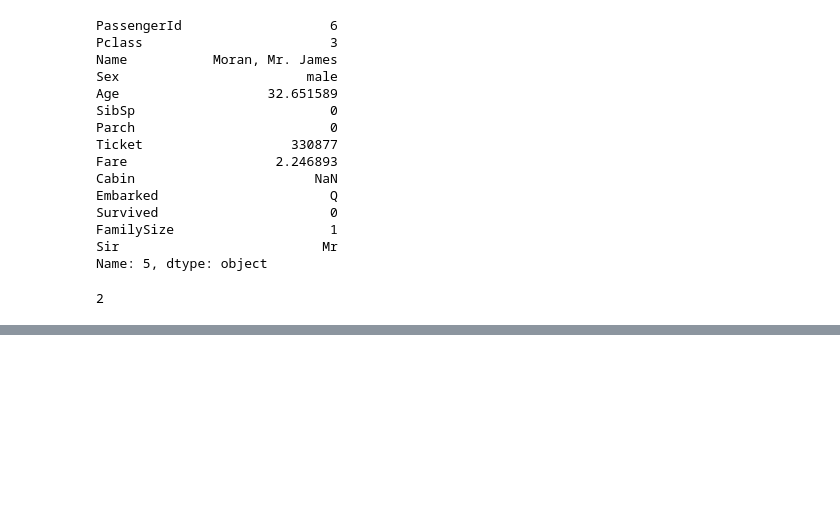
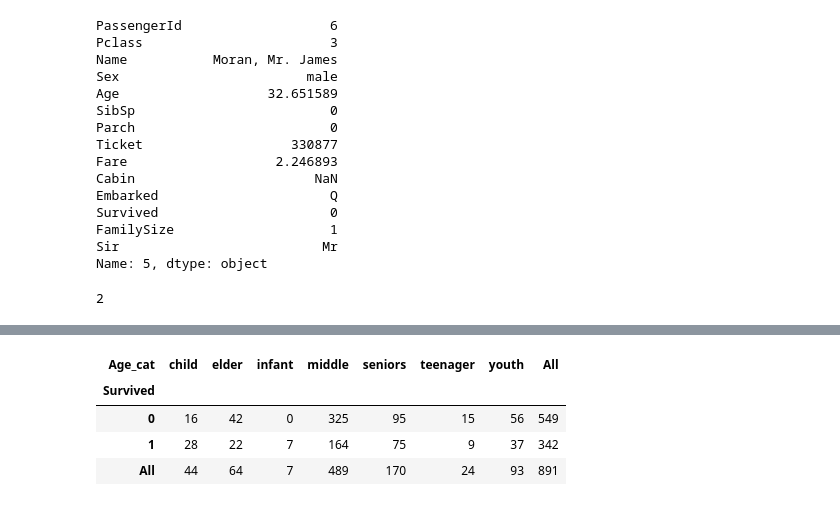
Before and after one commit to Mujoung-Kim/Spart_study, a Jupyter notebook: code/Titanic.ipynb, the cells around one changed output, grey strips where cells are left out. Drawn from its saved outputs; the diff is of its cells as text; code cells hidden in the pictures; blank space fills up the shorter version.

```diff
--- a/code/Titanic.ipynb
+++ b/code/Titanic.ipynb
@@ -523,0 +539,2 @@ df_train.loc[[61, 829]]
+# %%
+df_train['Age'] = df_train['Age'].astype('int64')
@@ -523,0 +564,18 @@ df_train.loc[[61, 829]]
+# %%
+def category_age(age) :
+	if age <= 0 and age < 6 :
+		return 'infant'
+	elif age <= 6 and age < 13 :
+		return 'child'
+	elif age <= 13 and age < 19 :
+		return 'teenager'
+	elif age <= 19 and age < 34 :
+		return 'youth'
+	elif age <= 35 and age < 50 :
+		return 'middle'
+	elif age <= 50 and age < 65 :
+		return 'seniors'
+	else :
+		return 'elder'
+# %%
+df_train['Age_cat'] = df_train['Age'].apply(category_age)
@@ -523,0 +593,8 @@ df_train.loc[[61, 829]]
+# %%
+pd.crosstab(df_train['Survived'], df_train['Age_cat'], margins=True)
+# %% [output]
+| Age_cat | child | elder | infant | middle | seniors | teenager | youth | All |
+| Survived |  |  |  |  |  |  |  |  |
+| 0 | 16 | 42 | 0 | 325 | 95 | 15 | 56 | 549 |
+| 1 | 28 | 22 | 7 | 164 | 75 | 9 | 37 | 342 |
+| All | 44 | 64 | 7 | 489 | 170 | 24 | 93 | 891 |
```
Also changed, not shown: parts of 42 cells of this notebook.
